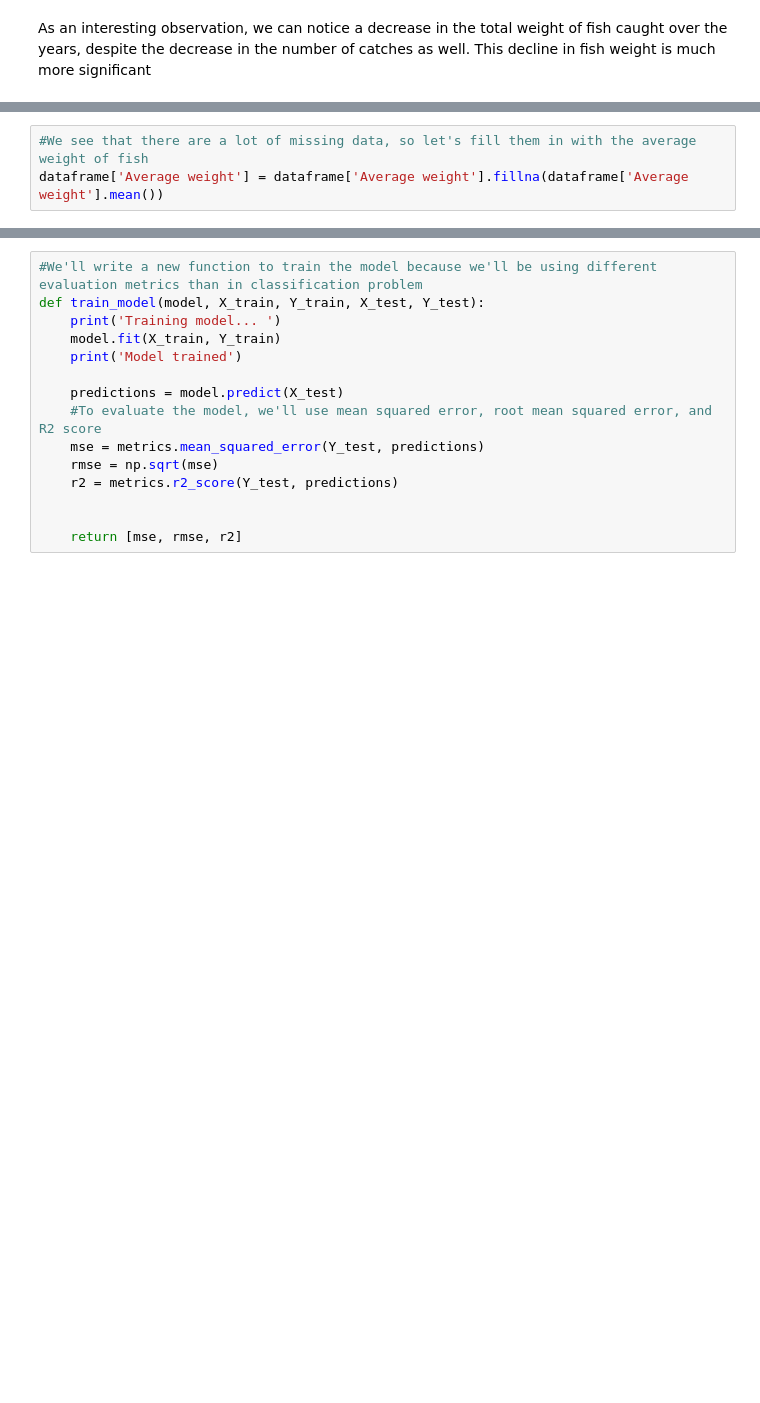
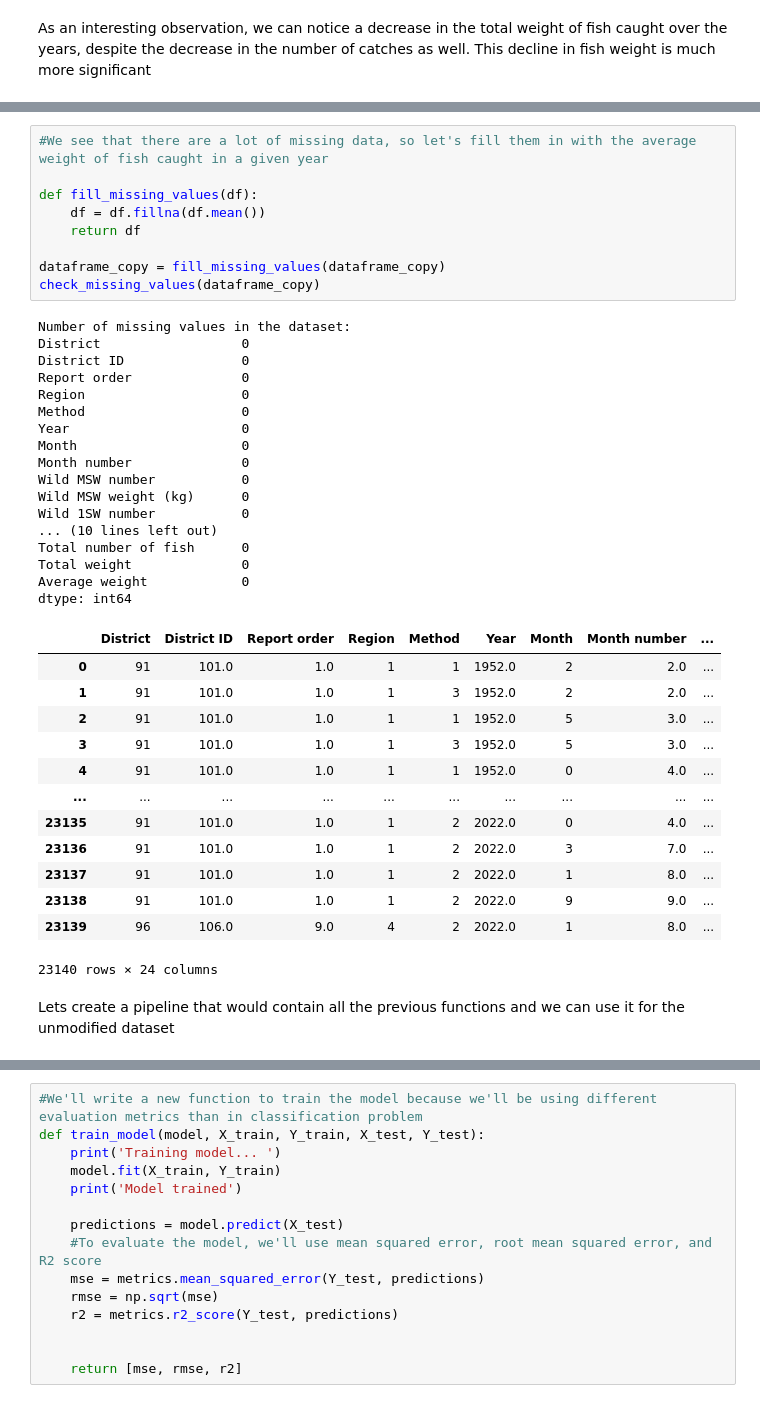
Before and after one commit to Papamus/Salmon-analysis, a Jupyter notebook: src/salmon-statistics-analysis-regression.ipynb, the cells around one changed output, grey strips where cells are left out. Cells and saved outputs as stored; diff of their text form; blank space fills up the shorter version.

```diff
--- a/src/salmon-statistics-analysis-regression.ipynb
+++ b/src/salmon-statistics-analysis-regression.ipynb
@@ -122,3 +209,42 @@ dtype: int64
 # %%
-#We see that there are a lot of missing data, so let's fill them in with the average weight of fish
-dataframe['Average weight'] = dataframe['Average weight'].fillna(dataframe['Average weight'].mean())
+#We see that there are a lot of missing data, so let's fill them in with the average weight of fish caught in a given year
+
+def fill_missing_values(df):
+    df = df.fillna(df.mean())
+    return df
+
+dataframe_copy = fill_missing_values(dataframe_copy)
+check_missing_values(dataframe_copy)
+# %% [output]
+Number of missing values in the dataset:
+District                  0
+District ID               0
+Report order              0
+Region                    0
+Method                    0
+Year                      0
+Month                     0
+Month number              0
+Wild MSW number           0
+Wild MSW weight (kg)      0
+Wild 1SW number           0
+... (10 lines left out)
+Total number of fish      0
+Total weight              0
+Average weight            0
+dtype: int64
+|  | District | District ID | Report order | Region | Method | Year | Month | Month number | ... |
+| 0 | 91 | 101.0 | 1.0 | 1 | 1 | 1952.0 | 2 | 2.0 | ... |
+| 1 | 91 | 101.0 | 1.0 | 1 | 3 | 1952.0 | 2 | 2.0 | ... |
+| 2 | 91 | 101.0 | 1.0 | 1 | 1 | 1952.0 | 5 | 3.0 | ... |
+| 3 | 91 | 101.0 | 1.0 | 1 | 3 | 1952.0 | 5 | 3.0 | ... |
+| 4 | 91 | 101.0 | 1.0 | 1 | 1 | 1952.0 | 0 | 4.0 | ... |
+| ... | ... | ... | ... | ... | ... | ... | ... | ... | ... |
+| 23135 | 91 | 101.0 | 1.0 | 1 | 2 | 2022.0 | 0 | 4.0 | ... |
+| 23136 | 91 | 101.0 | 1.0 | 1 | 2 | 2022.0 | 3 | 7.0 | ... |
+| 23137 | 91 | 101.0 | 1.0 | 1 | 2 | 2022.0 | 1 | 8.0 | ... |
+| 23138 | 91 | 101.0 | 1.0 | 1 | 2 | 2022.0 | 9 | 9.0 | ... |
+| 23139 | 96 | 106.0 | 9.0 | 4 | 2 | 2022.0 | 1 | 8.0 | ... |
+23140 rows × 24 columns
+# %% [markdown]
+Lets create a pipeline that would contain all the previous functions and we can use it for the unmodified dataset
```
Also changed, not shown: parts of 16 cells of this notebook.
